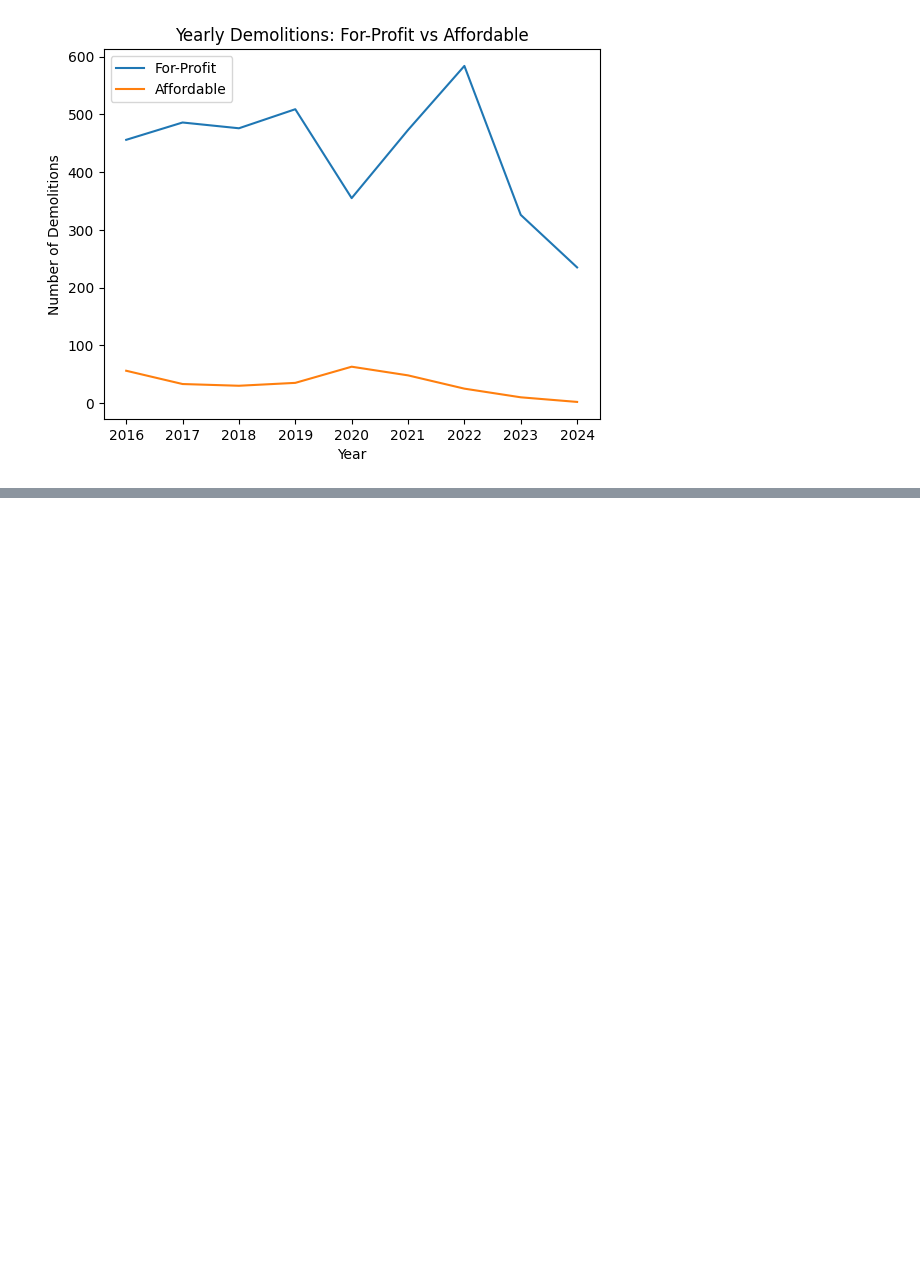
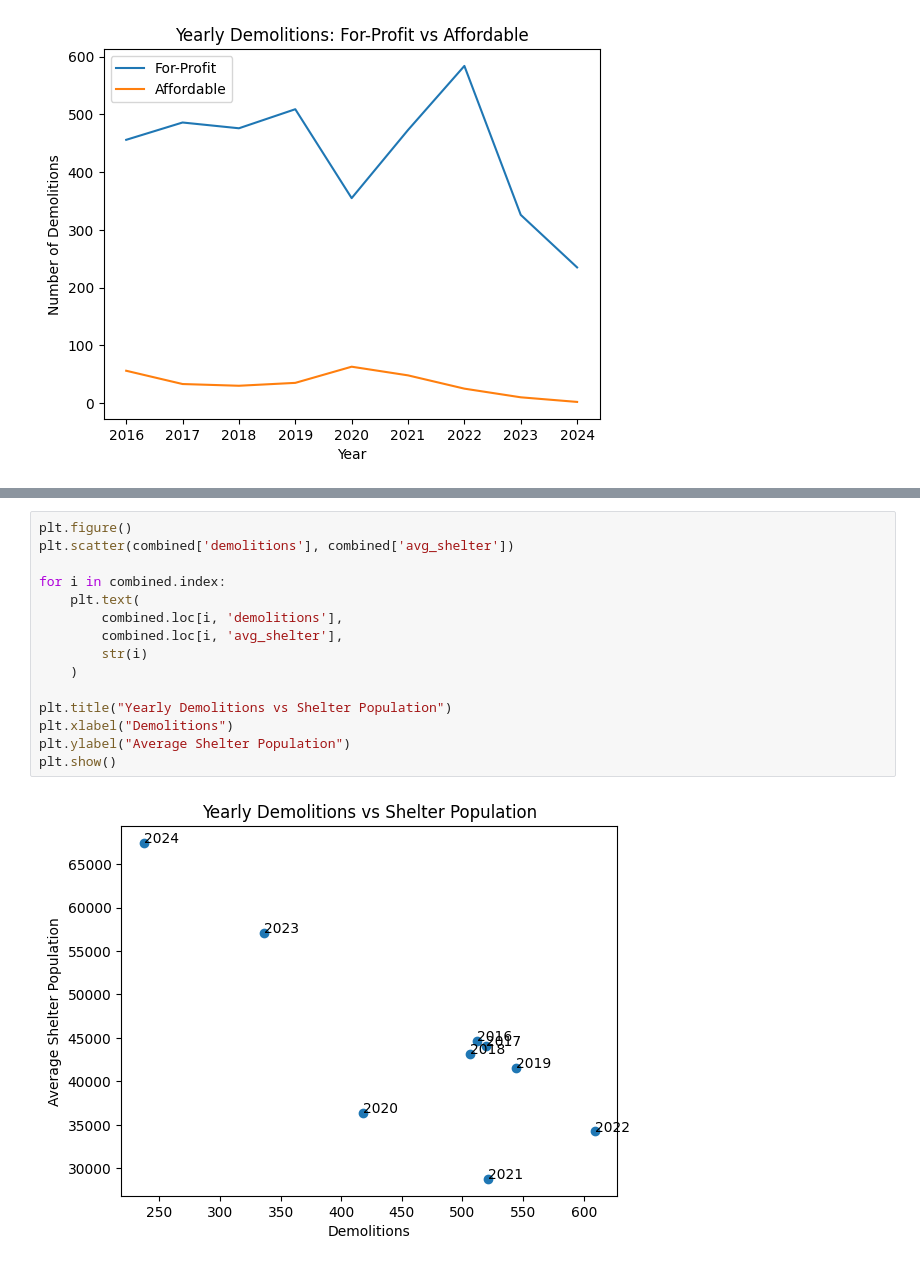
Before and after one commit to kevinserr/Time_Series_Forecast_of_Homelessness_in_NYC_with_Local_Model_Deployment, a Jupyter notebook: python/thomas_eda.ipynb, the cells around one changed output, grey strips where cells are left out. Drawn from its saved outputs; the diff is of its cells as text; blank space fills up the shorter version.

```diff
--- a/python/thomas_eda.ipynb
+++ b/python/thomas_eda.ipynb
@@ -414,0 +511,17 @@ Correlation between yearly demolitions and average shelter population:
+# %%
+plt.figure()
+plt.scatter(combined['demolitions'], combined['avg_shelter'])
+
+for i in combined.index:
+    plt.text(
+        combined.loc[i, 'demolitions'],
+        combined.loc[i, 'avg_shelter'],
+        str(i)
+    )
+
+plt.title("Yearly Demolitions vs Shelter Population")
+plt.xlabel("Demolitions")
+plt.ylabel("Average Shelter Population")
+plt.show()
+# %% [output]
+[figure, added]
```
Also changed, not shown: parts of 8 cells of this notebook.
